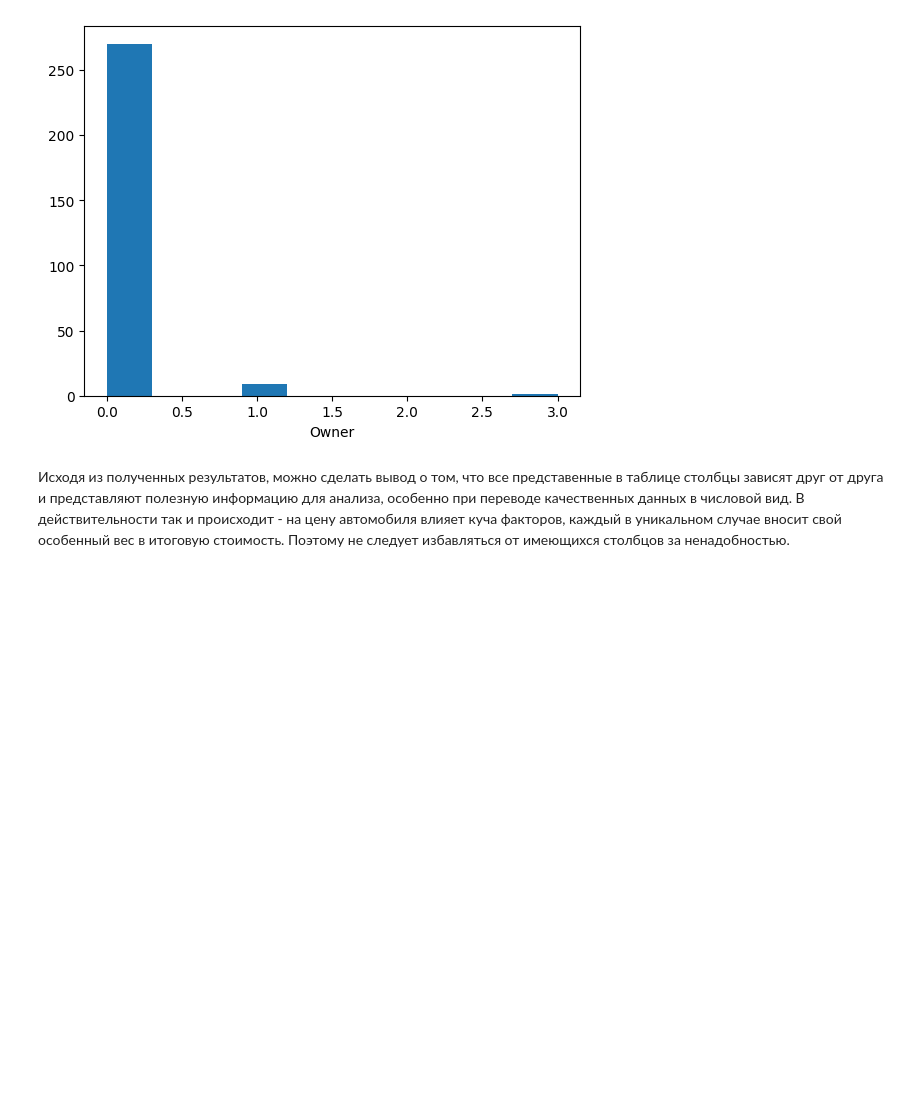
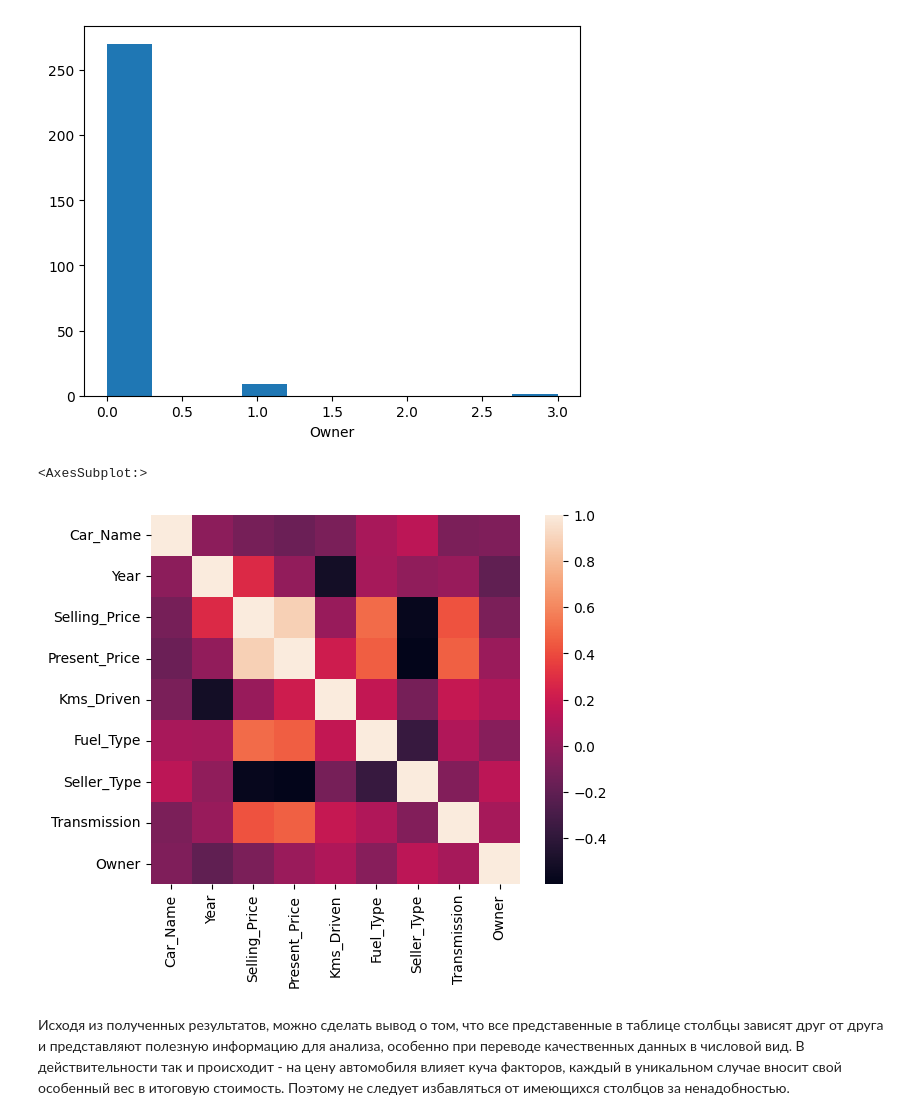
Before and after one commit to LlirikOknessu/MachineLearningCourseLabs, a Jupyter notebook: Mashkovtsev/Analysis.ipynb, the cells around one changed output. Cells and saved outputs as stored; diff of their text form; code cells hidden in the pictures; blank space fills up the shorter version.

```diff
--- a/Mashkovtsev/Analysis.ipynb
+++ b/Mashkovtsev/Analysis.ipynb
@@ -117,5 +117,11 @@ for i in car_data[categorical].columns:
 [figure]
 [figure]
 [figure]
+# %%
+corr = car_data.corr()
+sns.heatmap(corr, square=True)
+# %% [output]
+<AxesSubplot:>
+[figure, added]
 # %% [markdown]
 Исходя из полученных результатов, можно сделать вывод о том, что все представенные в таблице столбцы зависят друг от друга и представляют полезную информацию для анализа, особенно при переводе качественных данных в числовой вид. В действительности так и происходит - на цену автомобиля влияет куча факторов, каждый в уникальном случае вносит свой особенный вес в итоговую стоимость. Поэтому не следует избавляться от имеющихся столбцов за ненадобностью.
```
